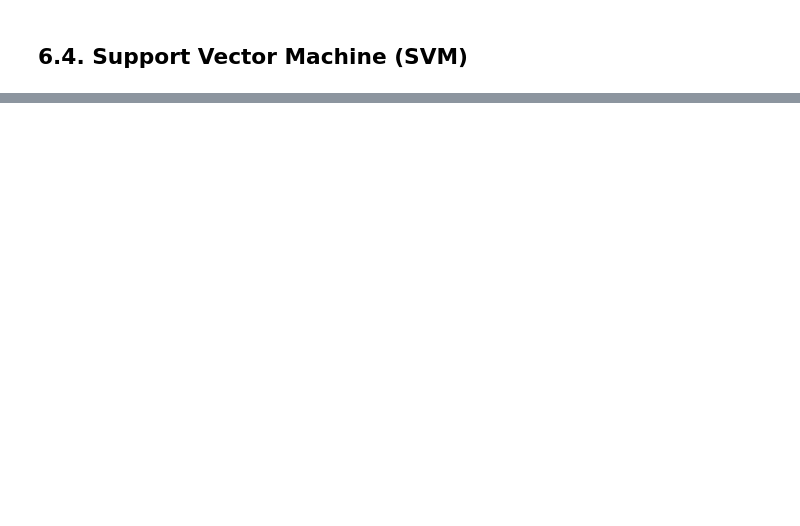
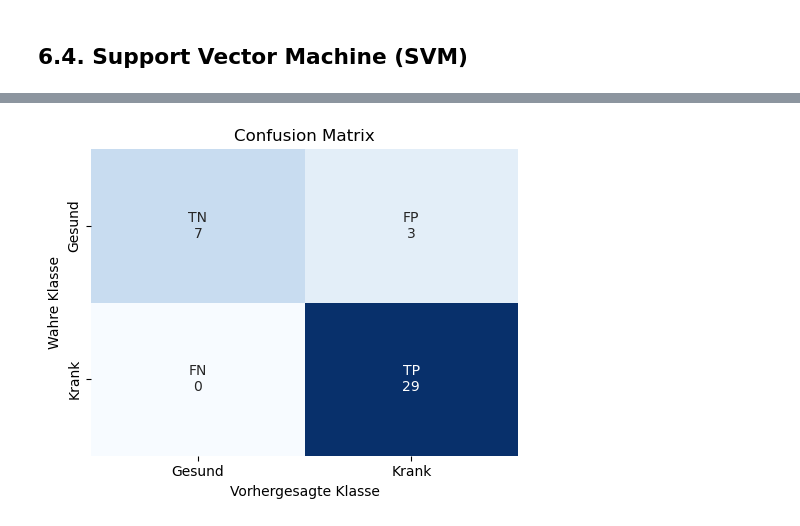
Before and after one commit to annikavanrooijen/Parkinson-Detection, a Jupyter notebook: Semesterprojekt.ipynb, the cells around one changed output, grey strips where cells are left out. Saved outputs shown, nothing was run; the diff lists cells and outputs as text; code cells hidden in the pictures; blank space fills up the shorter version.

```diff
--- a/Semesterprojekt.ipynb
+++ b/Semesterprojekt.ipynb
@@ -1307,0 +1344,5 @@ X_train_res, y_train_res = smote.fit_resample(X_train, y_train)
+# %%
+
+plot_confusion_matrix(y_test, y_pred_svm)
+# %% [output]
+[figure, added]
```
Also changed, not shown: parts of 86 cells of this notebook.
